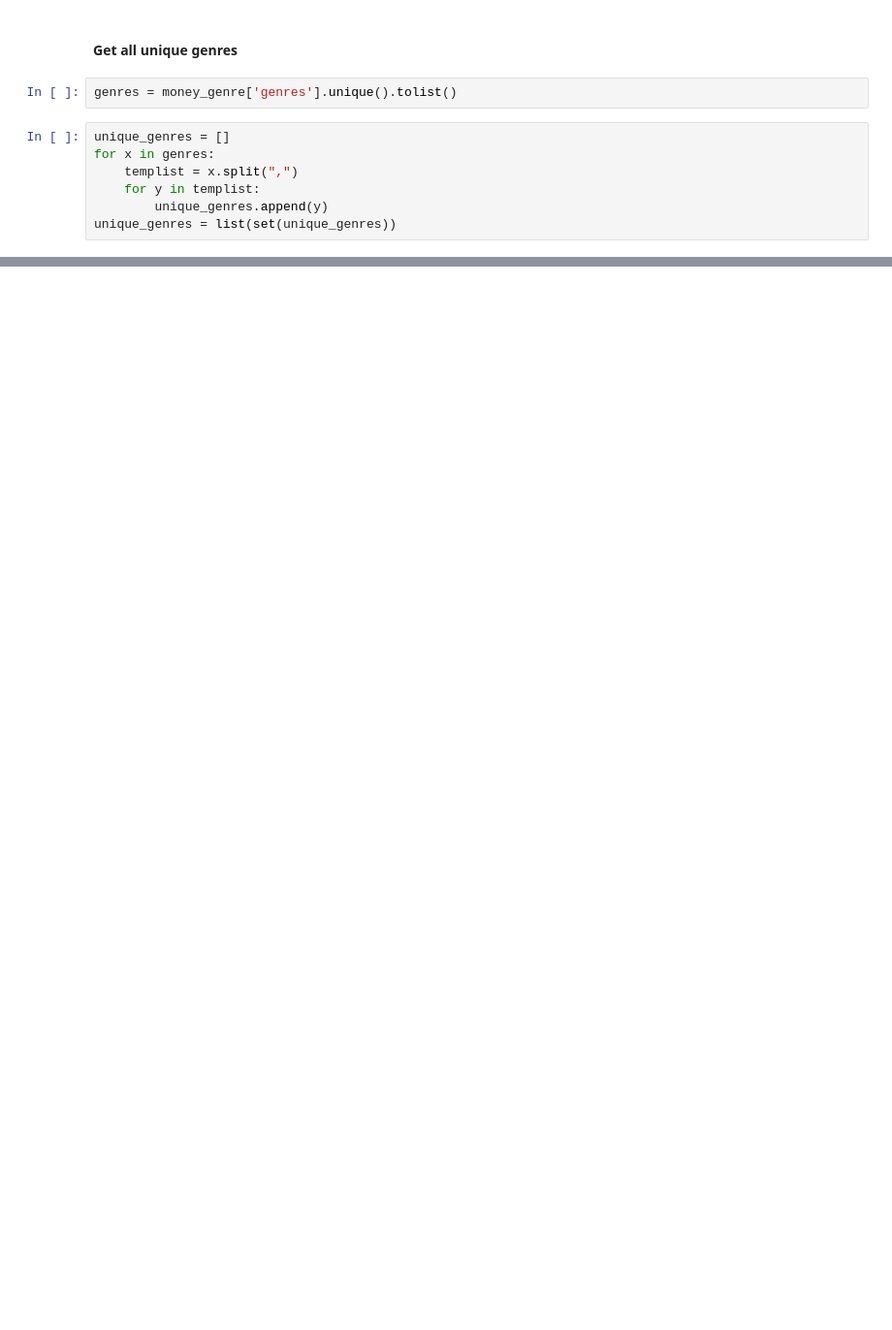
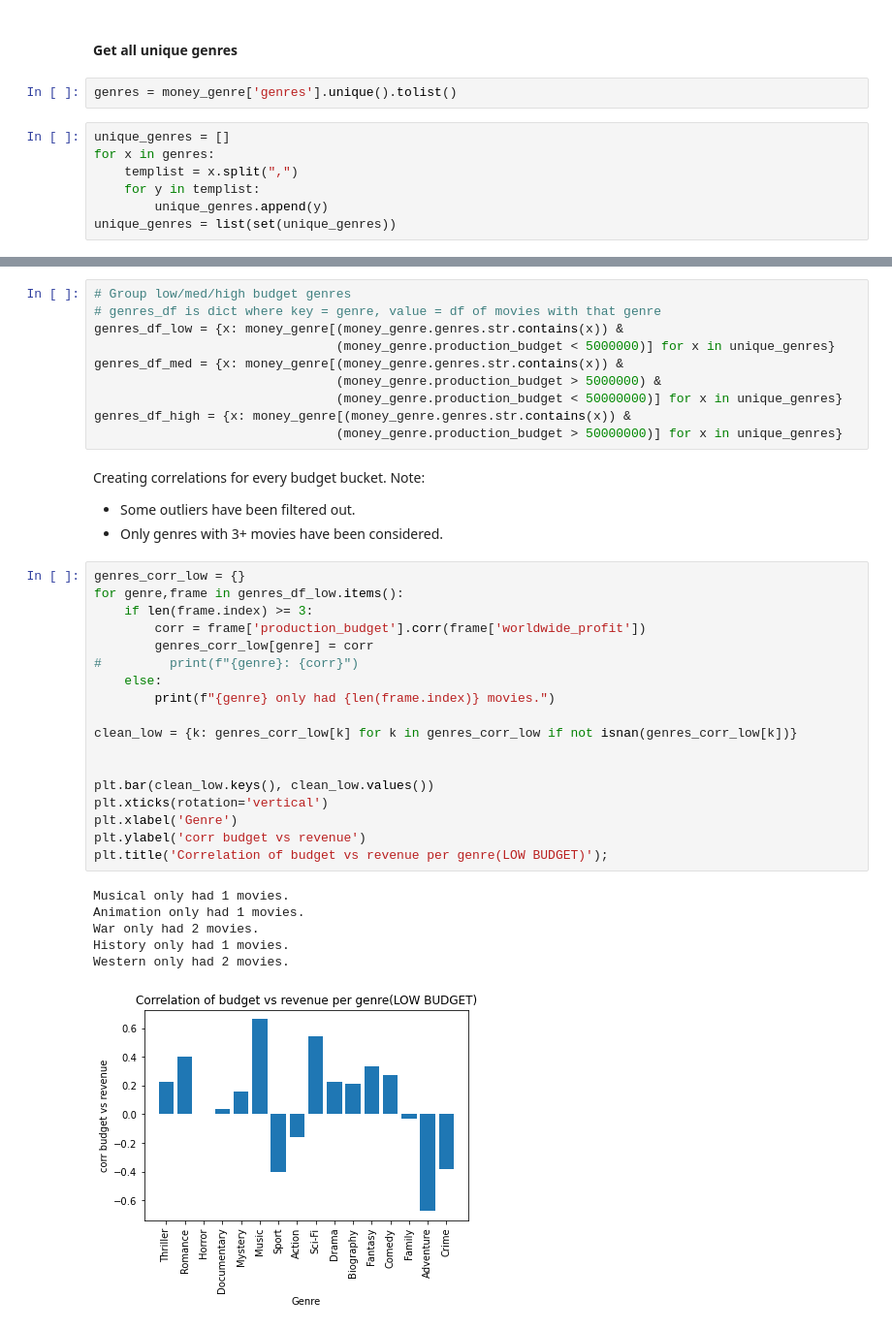
Before and after one commit to mitchallison2/Microsoft-Movie-Project, a Jupyter notebook: Genre vs charts.ipynb, the cells around one changed output, grey strips where cells are left out. Shown: that part at 97% size. Saved outputs shown, nothing was run; the diff lists cells and outputs as text; blank space fills up the shorter version.

```diff
--- a/Genre vs charts.ipynb
+++ b/Genre vs charts.ipynb
@@ -205,0 +163,40 @@ AttributeError: 'PathCollection' object has no attribute 'legend'
+# %%
+# Group low/med/high budget genres
+# genres_df is dict where key = genre, value = df of movies with that genre
+genres_df_low = {x: money_genre[(money_genre.genres.str.contains(x)) &
+                                (money_genre.production_budget < 5000000)] for x in unique_genres}
+genres_df_med = {x: money_genre[(money_genre.genres.str.contains(x)) &
+                                (money_genre.production_budget > 5000000) &
+                                (money_genre.production_budget < 50000000)] for x in unique_genres}
+genres_df_high = {x: money_genre[(money_genre.genres.str.contains(x)) &
+                                (money_genre.production_budget > 50000000)] for x in unique_genres}
+# %% [markdown]
+Creating correlations for every budget bucket.
+Note:
+- Some outliers have been filtered out.
+- Only genres with 3+ movies have been considered.
+# %%
+genres_corr_low = {}
+for genre,frame in genres_df_low.items():
+    if len(frame.index) >= 3:
+        corr = frame['production_budget'].corr(frame['worldwide_profit'])
+        genres_corr_low[genre] = corr
+#         print(f"{genre}: {corr}")
+    else:
+        print(f"{genre} only had {len(frame.index)} movies.")
+
+clean_low = {k: genres_corr_low[k] for k in genres_corr_low if not isnan(genres_corr_low[k])}
+
+
+plt.bar(clean_low.keys(), clean_low.values())
+plt.xticks(rotation='vertical')
+plt.xlabel('Genre')
+plt.ylabel('corr budget vs revenue')
+plt.title('Correlation of budget vs revenue per genre(LOW BUDGET)');
+# %% [output]
+Musical only had 1 movies.
+Animation only had 1 movies.
+War only had 2 movies.
+History only had 1 movies.
+Western only had 2 movies.
+[figure, added]
```
Also changed, not shown: parts of 34 cells of this notebook.
